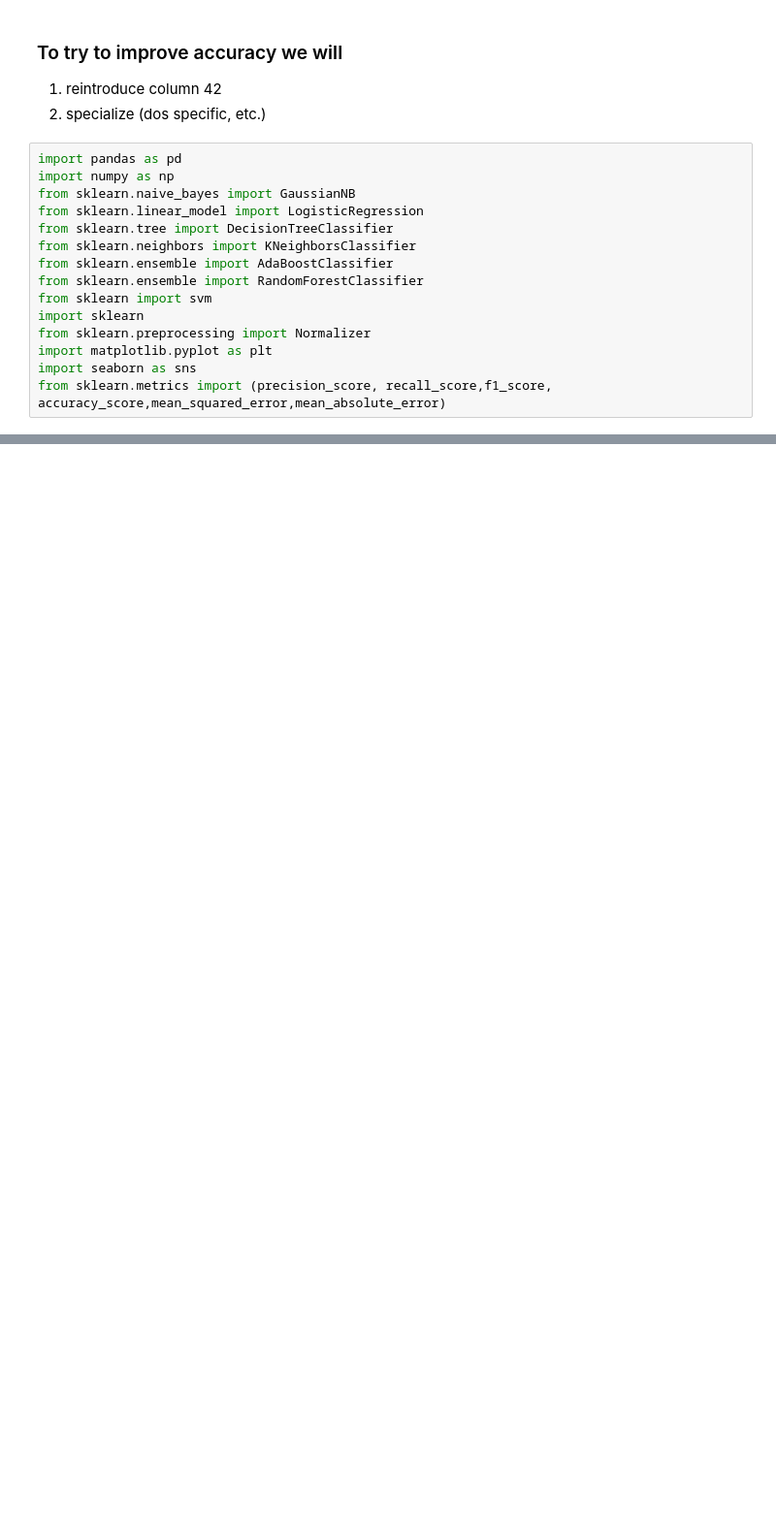
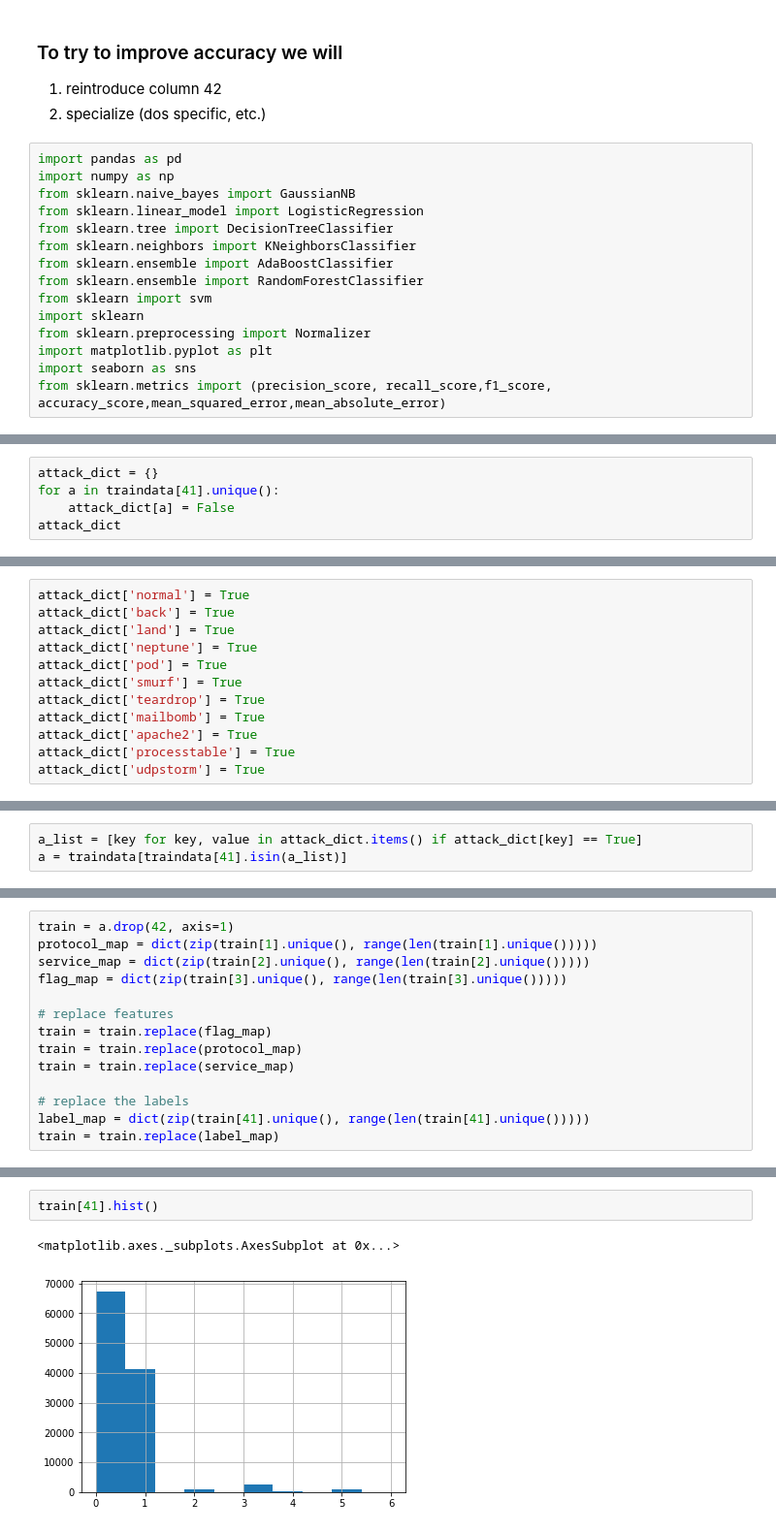
Before and after one commit to sarabranham/CX4240, a Jupyter notebook: Final_Spec.ipynb, the cells around one changed output, grey strips where cells are left out. Shown at 97% size. Saved outputs shown, nothing was run; the diff lists cells and outputs as text; blank space fills up the shorter version.

```diff
--- a/Final_Spec.ipynb
+++ b/Final_Spec.ipynb
@@ -67,0 +43,5 @@ attack_dict = {
+# %%
+attack_dict = {}
+for a in traindata[41].unique():
+    attack_dict[a] = False
+attack_dict
@@ -67,0 +66,12 @@ attack_dict = {
+# %%
+attack_dict['normal'] = True
+attack_dict['back'] = True
+attack_dict['land'] = True
+attack_dict['neptune'] = True
+attack_dict['pod'] = True
+attack_dict['smurf'] = True
+attack_dict['teardrop'] = True
+attack_dict['mailbomb'] = True
+attack_dict['apache2'] = True
+attack_dict['processtable'] = True
+attack_dict['udpstorm'] = True
@@ -67,0 +98,3 @@ attack_dict = {
+# %%
+a_list = [key for key, value in attack_dict.items() if attack_dict[key] == True]
+a = traindata[traindata[41].isin(a_list)]
@@ -67,0 +115,14 @@ attack_dict = {
+# %%
+train = a.drop(42, axis=1)
+protocol_map = dict(zip(train[1].unique(), range(len(train[1].unique()))))
+service_map = dict(zip(train[2].unique(), range(len(train[2].unique()))))
+flag_map = dict(zip(train[3].unique(), range(len(train[3].unique()))))
+
+# replace features
+train = train.replace(flag_map)
+train = train.replace(protocol_map)
+train = train.replace(service_map)
+
+# replace the labels
+label_map = dict(zip(train[41].unique(), range(len(train[41].unique()))))
+train = train.replace(label_map)
@@ -67,0 +139,5 @@ attack_dict = {
+# %%
+train[41].hist()
+# %% [output]
+<matplotlib.axes._subplots.AxesSubplot at 0x...>
+[figure, added]
```
Also changed, not shown: parts of 21 cells of this notebook, 2 other files.
